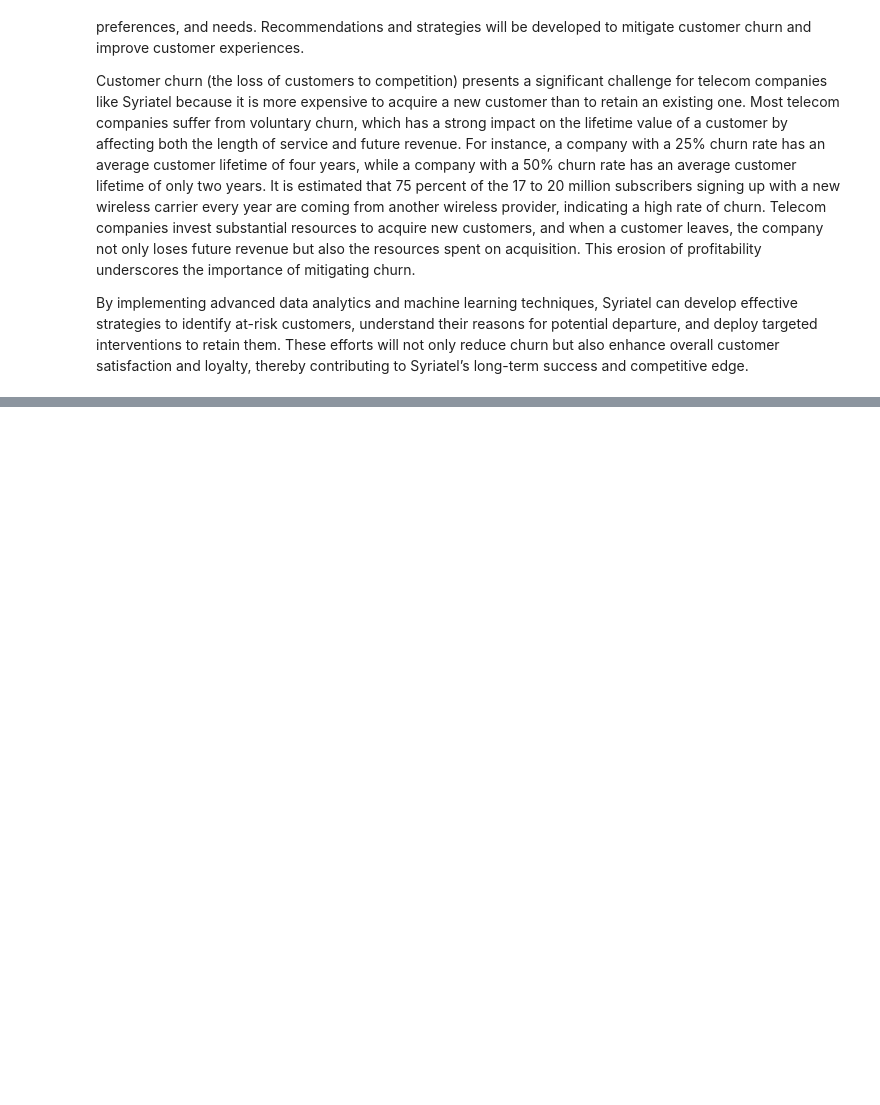
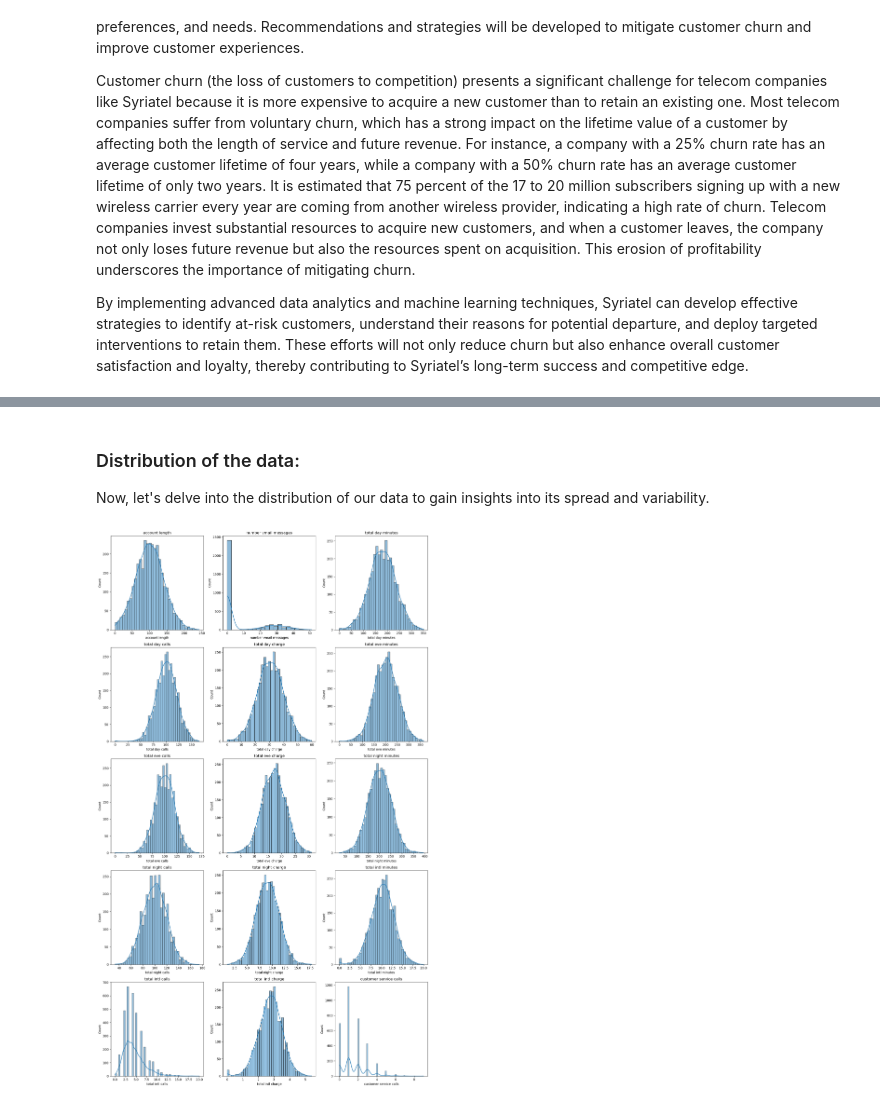
Before and after one commit to Iankip8/SyriatelCustomerChurn, a Jupyter notebook: SyriatelCustomerChurn.ipynb, the cells around one changed output, grey strips where cells are left out. Saved outputs shown, nothing was run; the diff lists cells and outputs as text; code cells hidden in the pictures; blank space fills up the shorter version.

```diff
--- a/SyriatelCustomerChurn.ipynb
+++ b/SyriatelCustomerChurn.ipynb
@@ -33,0 +297,9 @@ By implementing advanced data analytics and machine learning techniques, Syriate
+# %% [markdown]
+### Distribution of the data:
+
+Now, let's delve into the distribution of our data to gain insights into its spread and variability.
+# %%
+# Visualizing distribution
+data_vars.visualize_numerical_distribution()
+# %% [output]
+[figure, added]
```
Also changed, not shown: parts of 28 cells of this notebook.
